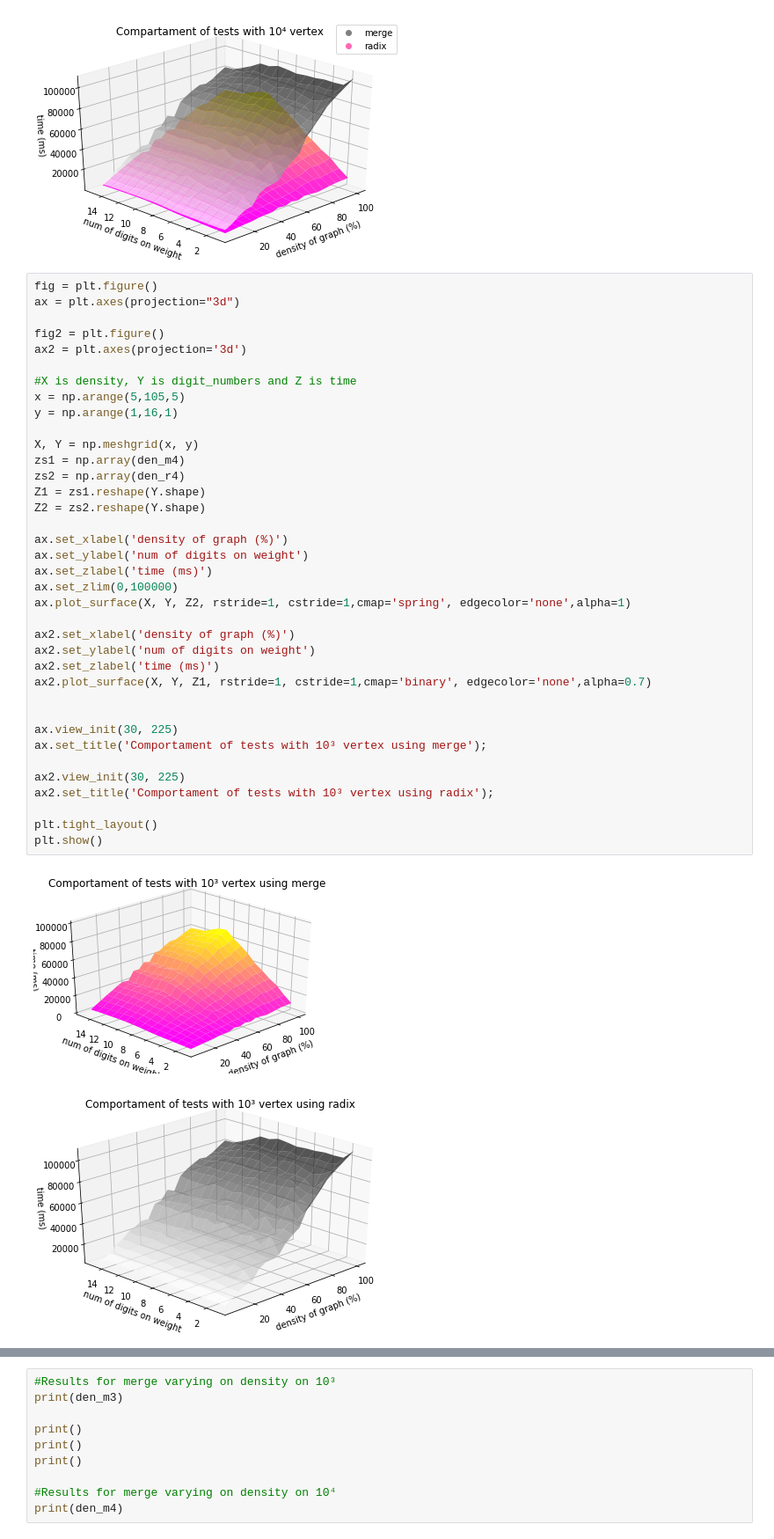
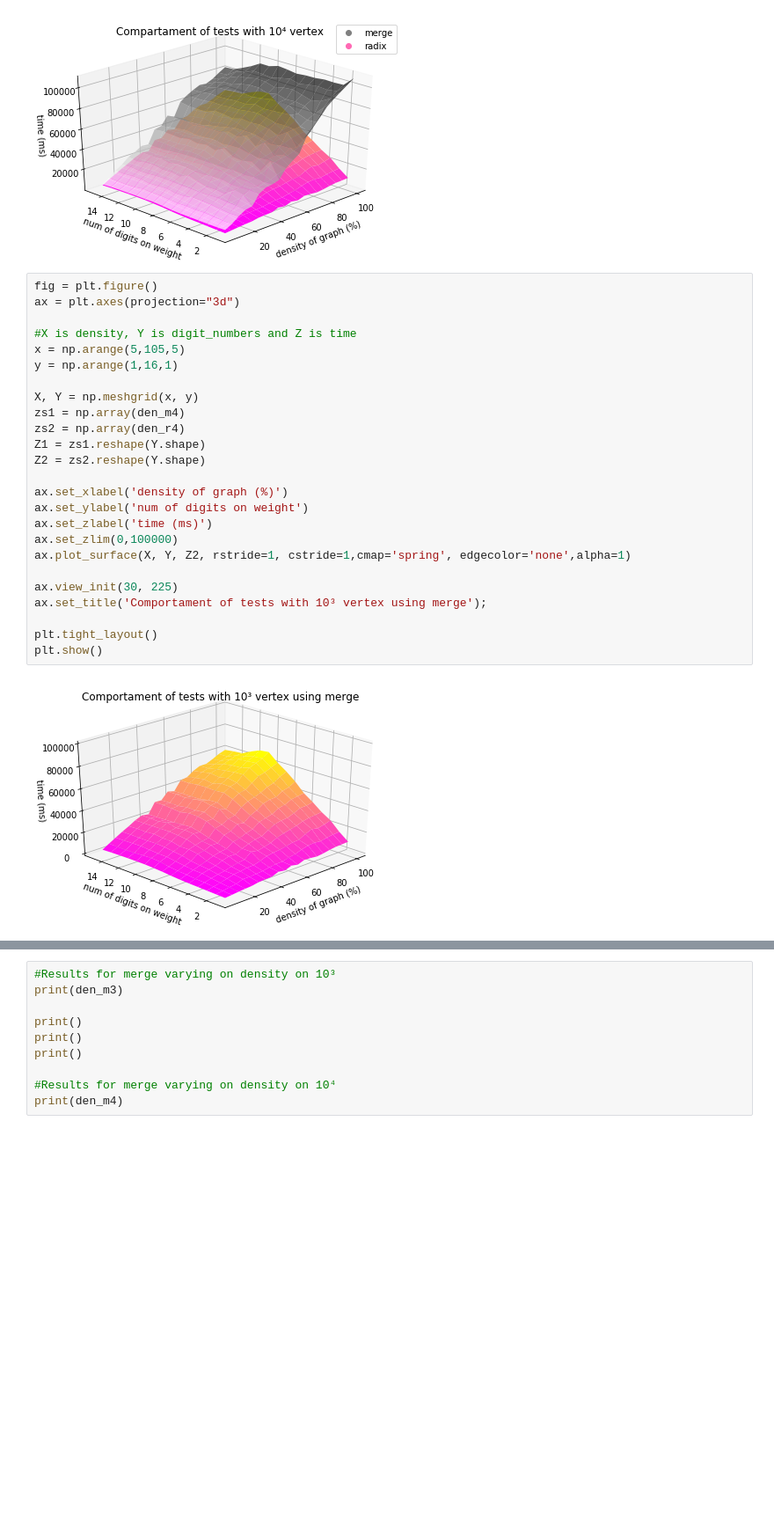
Before and after one commit to tannus/kruskal_radix, a Jupyter notebook: results/final_results/graphic_plots.ipynb, the cells around one changed output, grey strips where cells are left out. Shown at 88% size. Drawn from its saved outputs; the diff is of its cells as text; blank space fills up the shorter version.

```diff
--- a/results/final_results/graphic_plots.ipynb
+++ b/results/final_results/graphic_plots.ipynb
@@ -302,40 +315,27 @@ plt.show()
 # %%
 fig = plt.figure()
 ax = plt.axes(projection="3d")
-
-fig2 = plt.figure()
-ax2 = plt.axes(projection='3d')
 
 #X is density, Y is digit_numbers and Z is time
 x = np.arange(5,105,5)
 y = np.arange(1,16,1)
 
 X, Y = np.meshgrid(x, y)
 zs1 = np.array(den_m4)
 zs2 = np.array(den_r4)
 Z1 = zs1.reshape(Y.shape)
 Z2 = zs2.reshape(Y.shape)
 
 ax.set_xlabel('density of graph (%)')
 ax.set_ylabel('num of digits on weight')
 ax.set_zlabel('time (ms)')
 ax.set_zlim(0,100000)
 ax.plot_surface(X, Y, Z2, rstride=1, cstride=1,cmap='spring', edgecolor='none',alpha=1)
 
-ax2.set_xlabel('density of graph (%)')
-ax2.set_ylabel('num of digits on weight')
-ax2.set_zlabel('time (ms)')
-ax2.plot_surface(X, Y, Z1, rstride=1, cstride=1,cmap='binary', edgecolor='none',alpha=0.7)
-
-
 ax.view_init(30, 225)
 ax.set_title('Comportament of tests with 10³ vertex using merge');
 
-ax2.view_init(30, 225)
-ax2.set_title('Comportament of tests with 10³ vertex using radix');
-
 plt.tight_layout()
 plt.show()
 # %% [output]
-[figure, old version]
+[figure, new version]
-[figure, removed]
```
Also changed, not shown: parts of 3 cells of this notebook.
